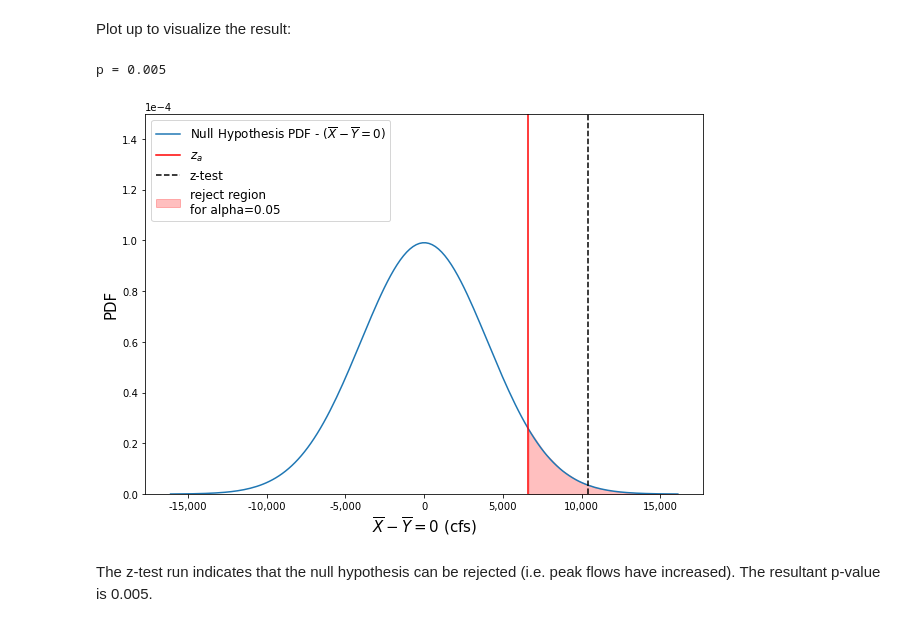
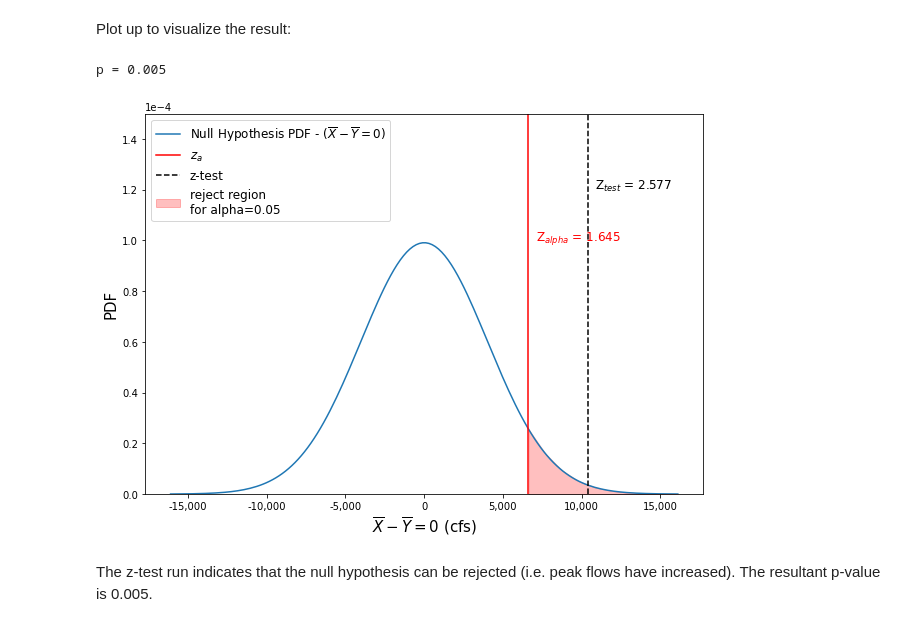
Before and after one commit to dlhogan97/CEWA565, a Jupyter notebook: Week-2/HW-2/HW-2-dlhogan.ipynb, the cells around one changed output. Drawn from its saved outputs; the diff is of its cells as text; code cells hidden in the pictures.

```diff
--- a/Week-2/HW-2/HW-2-dlhogan.ipynb
+++ b/Week-2/HW-2/HW-2-dlhogan.ipynb
@@ -174,34 +174,44 @@ alpha = 0.05
 conf = 1-alpha
 z_alpha = stats.norm.ppf(conf)
 shade_region = np.linspace(z_alpha*s_pooled,np.max(z),10)
 ax.fill_between(shade_region,
                 stats.norm.pdf(shade_region,delta,s_pooled),
                 color='r',
                 alpha=0.25,
                 label='reject region\nfor alpha={}'.format(np.round(1-conf,2)))
 # Plot a line at 95% confidence interval
 plt.axvline(z_alpha*s_pooled,
             color='r',
             label='$z_{a}$')
+plt.text(z_alpha*s_pooled+500,
+         1.0e-4,
+         r'Z$_{alpha}$ = '+str(round(z_alpha,3)),
+         fontsize=12,
+         color='r')
 # Plot a line at z_test
 plt.axvline(z_test*s_pooled,
             color='black',
             linestyle='--',
             label='z-test')
+plt.text(z_test*s_pooled+500,
+         1.2e-4,
+         r'Z$_{test}$ = '+str(round(z_test,3)),
+         fontsize=12,
+         color='k')
 # Add labels
 ax.set_ylim((0,1.5e-4))
 ax.set_xlabel('$\overline{X}-\overline{Y}=0$ (cfs)', fontsize=15)
 ax.set_ylabel('PDF', fontsize=15)
 ax.ticklabel_format(axis='y', style='sci', scilimits=(0,0))
 ax.legend(fontsize=12)
 ax.get_xaxis().set_major_formatter(mticker.FuncFormatter(lambda x, p: format(int(x), ','))) # reference 1
 
 # compute p value
 pvalue = 1 - stats.norm.cdf(z_test)
 print("p = {}".format(np.round(pvalue,3)))
 # %% [output]
 p = 0.005
-[figure, old version]
+[figure, new version]
 # %% [markdown]
 The z-test run indicates that the null hypothesis can be rejected (i.e. peak flows have increased). The resultant p-value is 0.005.
 # %% [markdown]
```
Also changed, not shown: parts of 11 cells of this notebook.
